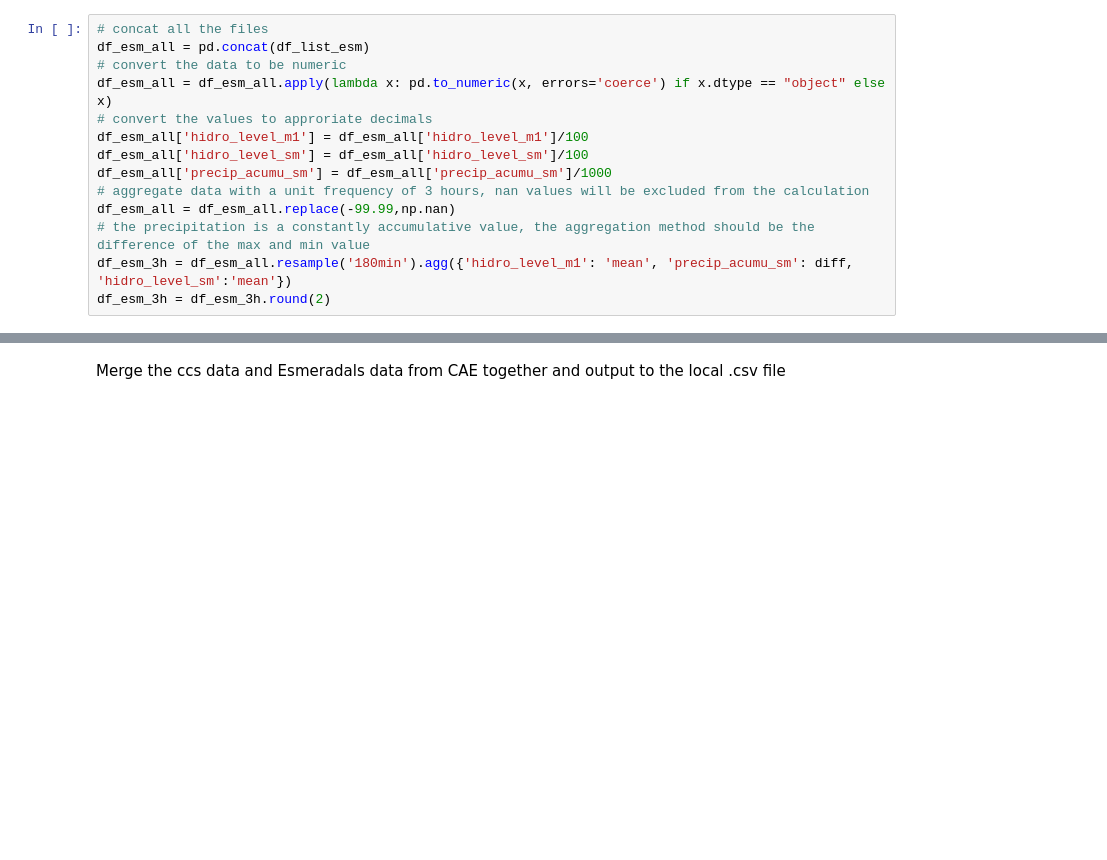
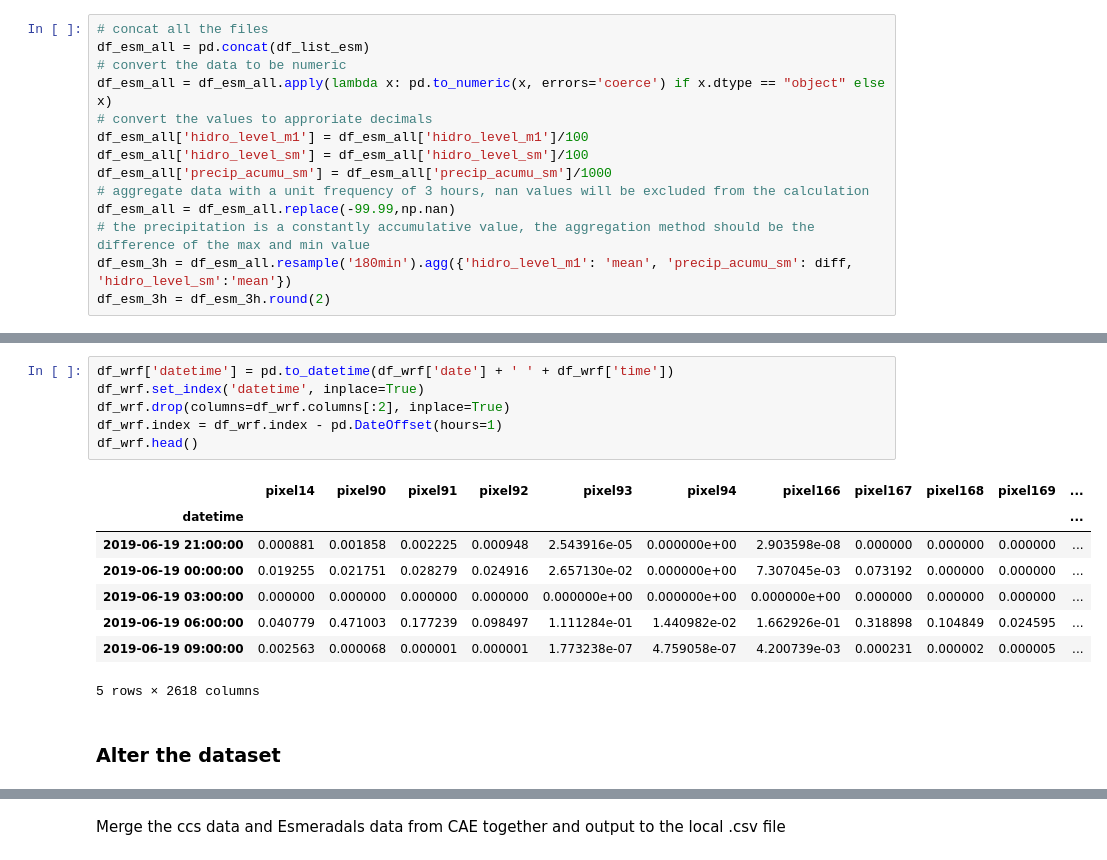
Before and after one commit to DPAINAMHI/esmeraldas, a Jupyter notebook: Scripts/load_local_data.ipynb, the cells around one changed output, grey strips where cells are left out. Cells and saved outputs as stored; diff of their text form; blank space fills up the shorter version.

```diff
--- a/Scripts/load_local_data.ipynb
+++ b/Scripts/load_local_data.ipynb
@@ -308,0 +555,17 @@ plot_pacf(discharge_series, ax=ax, lags=100, method='ywm')
+# %%
+df_wrf['datetime'] = pd.to_datetime(df_wrf['date'] + ' ' + df_wrf['time'])
+df_wrf.set_index('datetime', inplace=True)
+df_wrf.drop(columns=df_wrf.columns[:2], inplace=True)
+df_wrf.index = df_wrf.index - pd.DateOffset(hours=1)
+df_wrf.head()
+# %% [output]
+|  | pixel14 | pixel90 | pixel91 | pixel92 | pixel93 | pixel94 | pixel166 | pixel167 | pixel168 | pixel169 | ... |
+| datetime |  |  |  |  |  |  |  |  |  |  | ... |
+| 2019-06-19 21:00:00 | 0.000881 | 0.001858 | 0.002225 | 0.000948 | 2.543916e-05 | 0.000000e+00 | 2.903598e-08 | 0.000000 | 0.000000 | 0.000000 | ... |
+| 2019-06-19 00:00:00 | 0.019255 | 0.021751 | 0.028279 | 0.024916 | 2.657130e-02 | 0.000000e+00 | 7.307045e-03 | 0.073192 | 0.000000 | 0.000000 | ... |
+| 2019-06-19 03:00:00 | 0.000000 | 0.000000 | 0.000000 | 0.000000 | 0.000000e+00 | 0.000000e+00 | 0.000000e+00 | 0.000000 | 0.000000 | 0.000000 | ... |
+| 2019-06-19 06:00:00 | 0.040779 | 0.471003 | 0.177239 | 0.098497 | 1.111284e-01 | 1.440982e-02 | 1.662926e-01 | 0.318898 | 0.104849 | 0.024595 | ... |
+| 2019-06-19 09:00:00 | 0.002563 | 0.000068 | 0.000001 | 0.000001 | 1.773238e-07 | 4.759058e-07 | 4.200739e-03 | 0.000231 | 0.000002 | 0.000005 | ... |
+5 rows × 2618 columns
+# %% [markdown]
+### Alter the dataset
```
Also changed, not shown: parts of 60 cells of this notebook, 10 other files.
